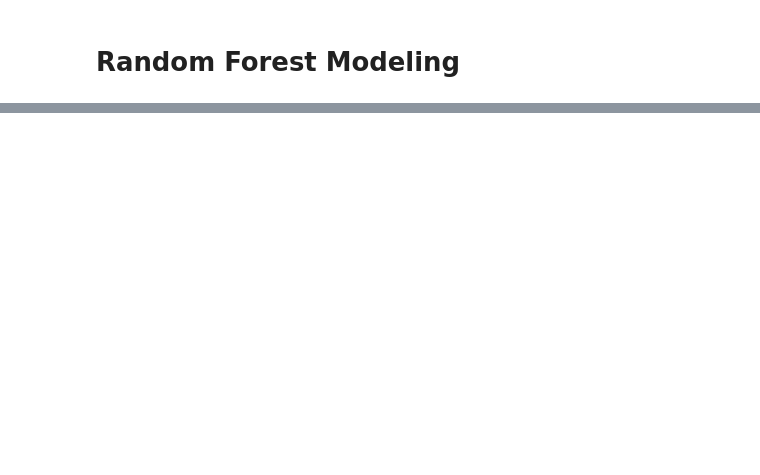
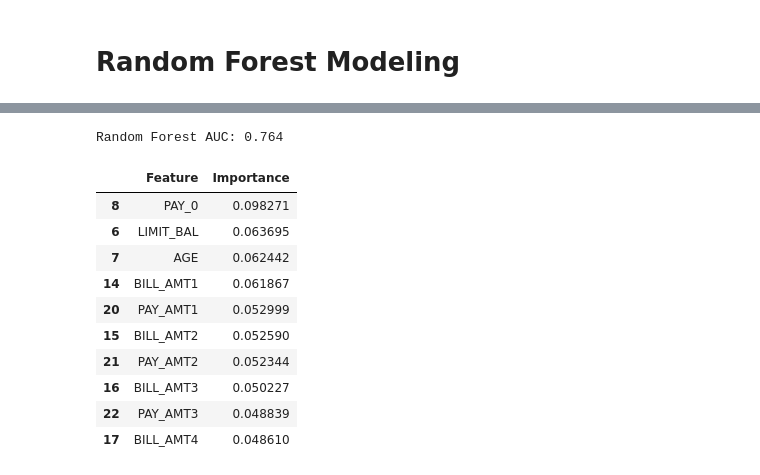
Before and after one commit to ladijadi/Projet_Scoring, a Jupyter notebook: 4_Machine_Learning_comparaison.ipynb, the cells around one changed output, grey strips where cells are left out. Drawn from its saved outputs; the diff is of its cells as text; code cells hidden in the pictures; blank space fills up the shorter version.

```diff
--- a/4_Machine_Learning_comparaison.ipynb
+++ b/4_Machine_Learning_comparaison.ipynb
@@ -2,0 +25,5 @@
+# %%
+# Load the dataset
+data = pd.read_csv("UCI_Credit_Card.csv")
+
+data.shape
@@ -2,0 +83,25 @@
+# %%
+# Define the column transformer for preprocessing
+preprocessor = ColumnTransformer(
+    transformers=[
+        ("cat", OneHotEncoder(drop="first", handle_unknown="ignore"), categorical_features) # drop="first" to avoid dummy variable trap
+    ],
+    remainder="passthrough" # keep the numeric features as they are
+)
+
+# Fit the preprocessor on the training data and transform both training and testing data
+X_train_transformed = preprocessor.fit_transform(X_train)
+X_test_transformed = preprocessor.transform(X_test)
+
+# Get the feature names after one-hot encoding
+encoded_cat_features = preprocessor.named_transformers_["cat"].get_feature_names_out(categorical_features)
+
+feature_names = list(encoded_cat_features) + numeric_features
+
+# Convert the transformed arrays back to DataFrames for easier handling
+X_train_array = X_train_transformed.toarray() if hasattr(X_train_transformed, "toarray") else X_train_transformed
+X_test_array = X_test_transformed.toarray() if hasattr(X_test_transformed, "toarray") else X_test_transformed
+
+# Create DataFrames with the correct feature names and indices
+X_train_df = pd.DataFrame(X_train_array, columns=feature_names, index=X_train.index)
+X_test_df = pd.DataFrame(X_test_array, columns=feature_names, index=X_test.index)
@@ -14,0 +127,31 @@ NameError: name 'X_train_df' is not defined
+# %%
+# AUC calculation
+from sklearn.metrics import roc_auc_score
+
+rf_auc = roc_auc_score(y_test, rf_pred)
+
+print("Random Forest AUC:", round(rf_auc,3))
+# %% [output]
+Random Forest AUC: 0.764
+# %%
+# Feature importance
+rf_importance = pd.DataFrame({
+    "Feature": X_train_df.columns,
+    "Importance": forest.feature_importances_
+})
+
+rf_importance = rf_importance.sort_values("Importance", ascending=False)
+
+rf_importance.head(10)
+# %% [output]
+|  | Feature | Importance |
+| 8 | PAY_0 | 0.098271 |
+| 6 | LIMIT_BAL | 0.063695 |
+| 7 | AGE | 0.062442 |
+| 14 | BILL_AMT1 | 0.061867 |
+| 20 | PAY_AMT1 | 0.052999 |
+| 15 | BILL_AMT2 | 0.052590 |
+| 21 | PAY_AMT2 | 0.052344 |
+| 16 | BILL_AMT3 | 0.050227 |
+| 22 | PAY_AMT3 | 0.048839 |
+| 17 | BILL_AMT4 | 0.048610 |
```
Also changed, not shown: parts of 13 cells of this notebook, 1 other file.
